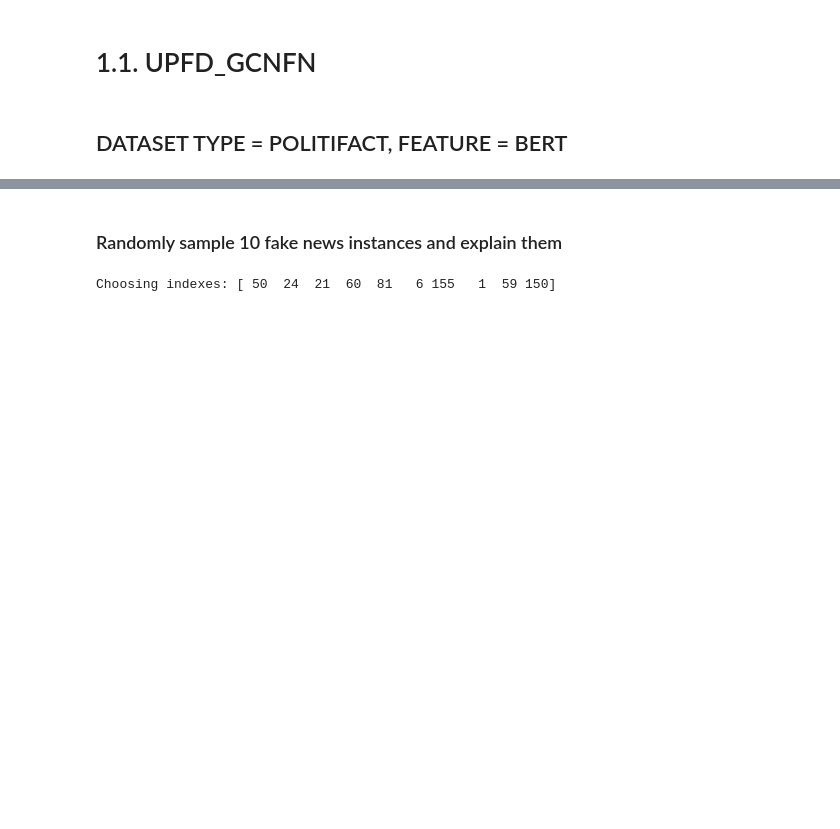
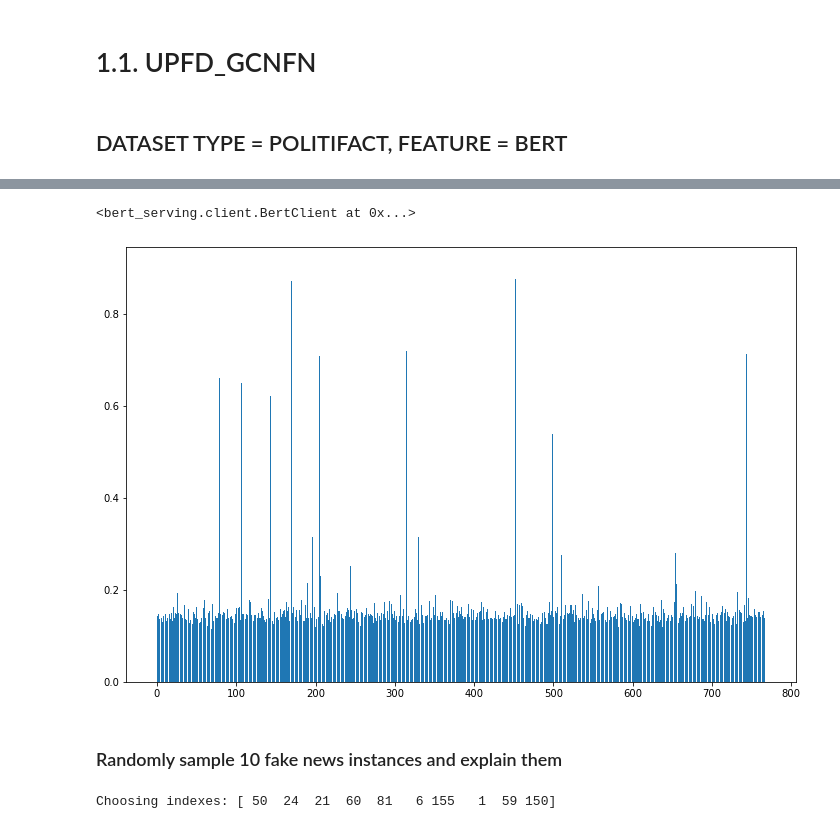
Before and after one commit to sersery35/Explainability_of_FND_Models, a Jupyter notebook: GNNFakeNews/notebooks/UPFD_GCNFN_POL_Notebook.ipynb, the cells around one changed output, grey strips where cells are left out. Saved outputs shown, nothing was run; the diff lists cells and outputs as text; code cells hidden in the pictures; blank space fills up the shorter version.

```diff
--- a/GNNFakeNews/notebooks/UPFD_GCNFN_POL_Notebook.ipynb
+++ b/GNNFakeNews/notebooks/UPFD_GCNFN_POL_Notebook.ipynb
@@ -55,3 +65,18 @@ explainer.visualize_adjacency_matrix()
+# %%
+from bert_serving.client import BertClient
+bc = BertClient(ip='localhost', ignore_all_checks=True)
+bc.encode()
+# %% [output]
+<bert_serving.client.BertClient at 0x...>
+# %%
+node_feat_mask_np = explainer.node_feat_mask.cpu().numpy()
+import matplotlib.pyplot as plt
+
+plt.subplots(figsize=(12, 8))
+plt.bar([i for i in range(0, len(node_feat_mask_np))], height=node_feat_mask_np)
+plt.show()
+# %% [output]
+[figure, added]
 # %% [markdown]
 ### Randomly sample 10 fake news instances and explain them
 # %%
```
Also changed, not shown: parts of 8 cells of this notebook, 9 other files.
